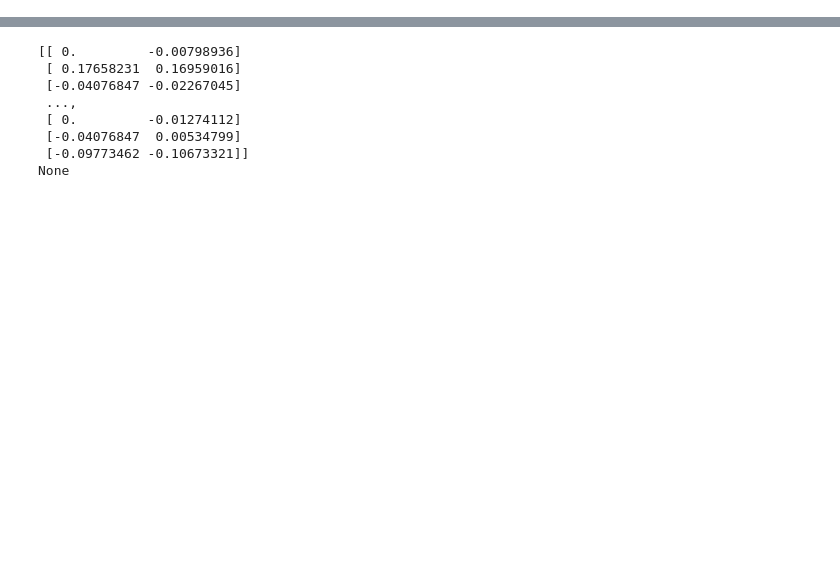
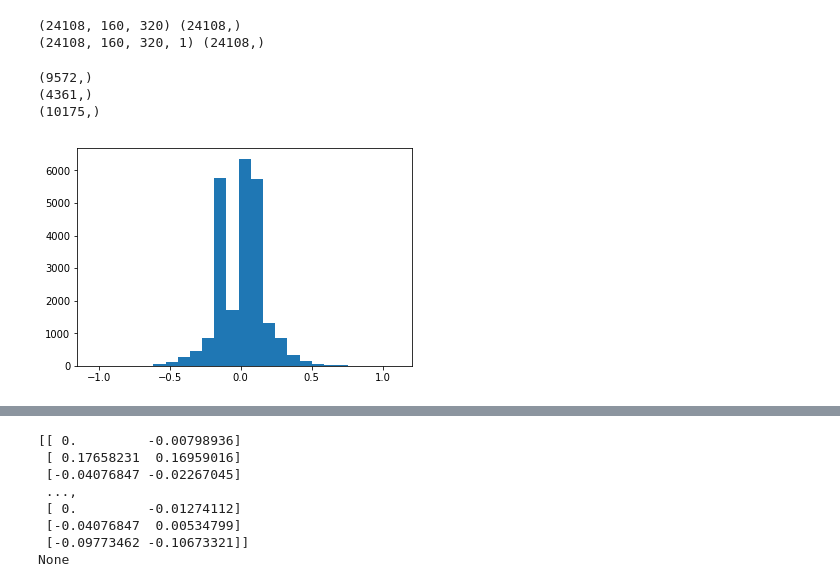
Before and after one commit to subhash/CarND-Behavioral-Cloning, a Jupyter notebook: behavioral-cloning.ipynb, the cells around one changed output, grey strips where cells are left out. Saved outputs shown, nothing was run; the diff lists cells and outputs as text; code cells hidden in the pictures; blank space fills up the shorter version.

```diff
--- a/behavioral-cloning.ipynb
+++ b/behavioral-cloning.ipynb
@@ -46,3 +60,50 @@ print(X_train.shape, y_train.shape)
+# %%
+from sklearn.utils import shuffle
+
+def balance_im(im, st):
+    regular = im[st==0.]
+    unique = im[st!=0.]
+    return np.append(unique, regular[:], axis=0)
+
+def balance_st(st):
+    regular = st[st==0.]
+    unique = st[st!=0.]
+    return np.append(unique, regular[:], axis=0)
+
+bal_l = balance_im(l, st)
+bal_c = balance_im(c, st)
+bal_r = balance_im(r, st)
+bal_st = balance_st(st)
+
+features = bal_c
+features = np.append(features, bal_l, axis=0)
+features = np.append(features, bal_r, axis=0)
+
+labels = bal_st
+labels = np.append(labels, bal_st-0.1, axis=0)
+labels = np.append(labels, bal_st+0.1, axis=0)
+
+print(features.shape, labels.shape)
+
+features, labels = shuffle(features, labels)
+labels = labels.astype(np.float32)
+features = np.reshape(features, [-1, 160, 320, 1])
+
+X_train, y_train = features, labels
+print(X_train.shape, y_train.shape)
+# %% [output]
+(24108, 160, 320) (24108,)
+(24108, 160, 320, 1) (24108,)
+# %%
+_ = plt.hist(labels, 25)
+print(labels[labels<0.].shape)
+print(labels[labels==0.].shape)
+print(labels[labels>0.].shape)
+# %% [output]
+(9572,)
+(4361,)
+(10175,)
+[figure, added]
 # %%
 from keras.models import Sequential
 from keras.layers.core import Dense, Activation, Flatten, Dropout
```
Also changed, not shown: parts of 5 cells of this notebook.
